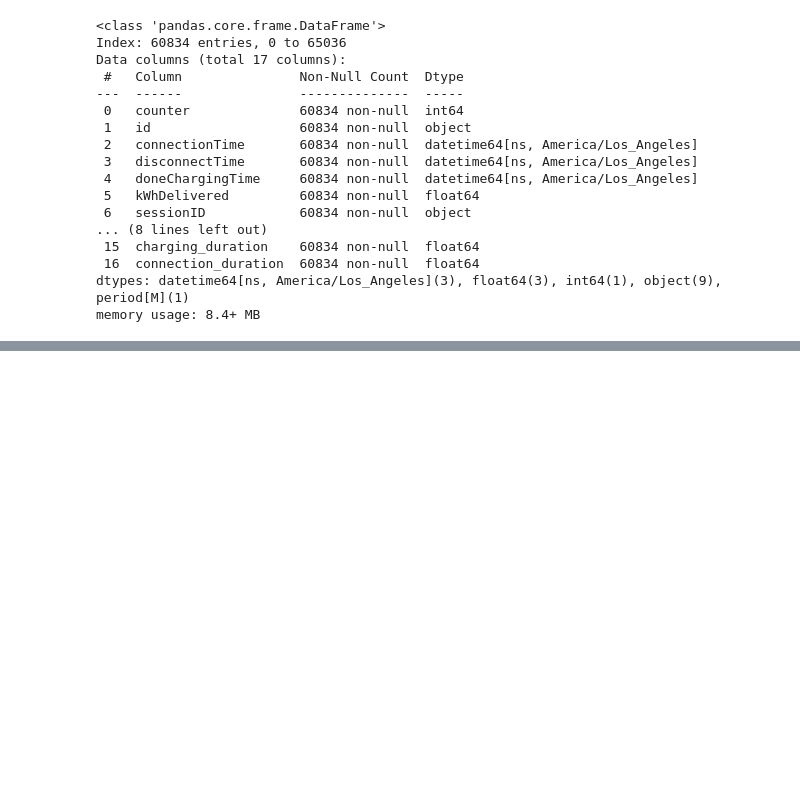
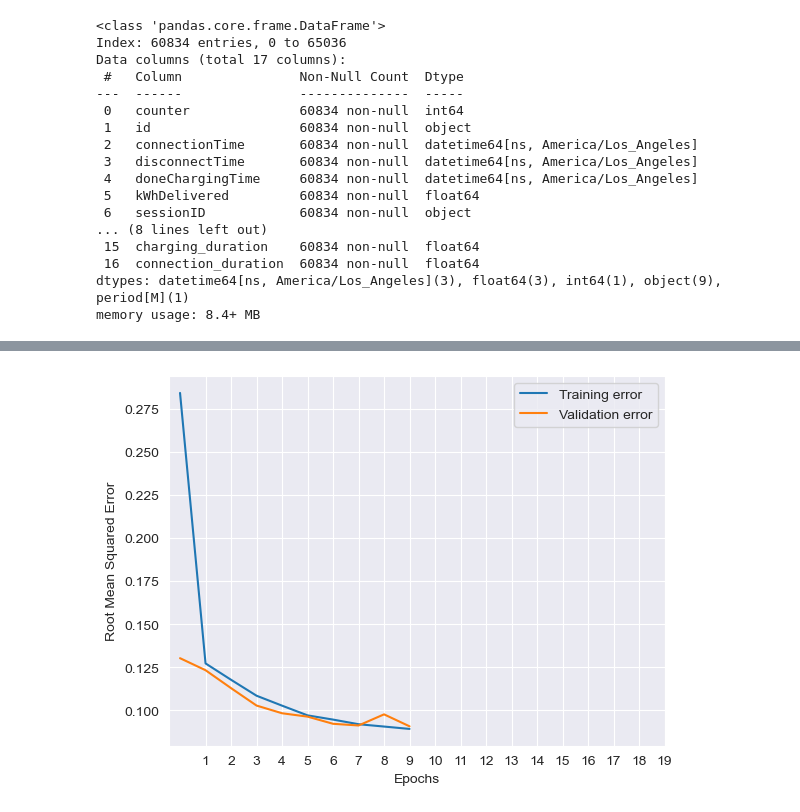
Before and after one commit to pmoll01/AA2024_Groupwork_DynamoData, a Jupyter notebook: chs-code.ipynb, the cells around one changed output, grey strips where cells are left out. Drawn from its saved outputs; the diff is of its cells as text; code cells hidden in the pictures; blank space fills up the shorter version.

```diff
--- a/chs-code.ipynb
+++ b/chs-code.ipynb
@@ -278,0 +213,5 @@ plt.show()
+# %%
+# Compiling the ANN
+model.compile(loss='mse',
+             optimizer="adam",
+             metrics=["mae", "mse"])
@@ -278,0 +234,2 @@ plt.show()
+# %%
+history = model.fit(X_train_scaled, y_train_scaled, epochs=10, validation_split=0.2)
@@ -278,0 +263,3 @@ plt.show()
+# %%
+history_df = pd.DataFrame(history.history)
+history_df
@@ -278,0 +278,4 @@ plt.show()
+# %%
+root_metrics_df = history_df[["mse", "val_mse"]].apply(np.sqrt)
+root_metrics_df.rename({"mse":"rmse", "val_mse":"val_rmse"}, axis=1, inplace=True)
+root_metrics_df
@@ -278,0 +294,16 @@ plt.show()
+# %%
+plt.Figure(figsize=(14,6), dpi=100)
+
+plt.plot(root_metrics_df["rmse"], label = 'Training error')
+plt.plot(root_metrics_df["val_rmse"], label = 'Validation error')
+
+plt.xlabel("Epochs")
+plt.ylabel("Root Mean Squared Error")
+
+# plt.xlim([0, epochs])
+plt.xticks(range(1,20))
+plt.legend()
+
+plt.show()
+# %% [output]
+[figure, added]
```
Also changed, not shown: parts of 44 cells of this notebook.
